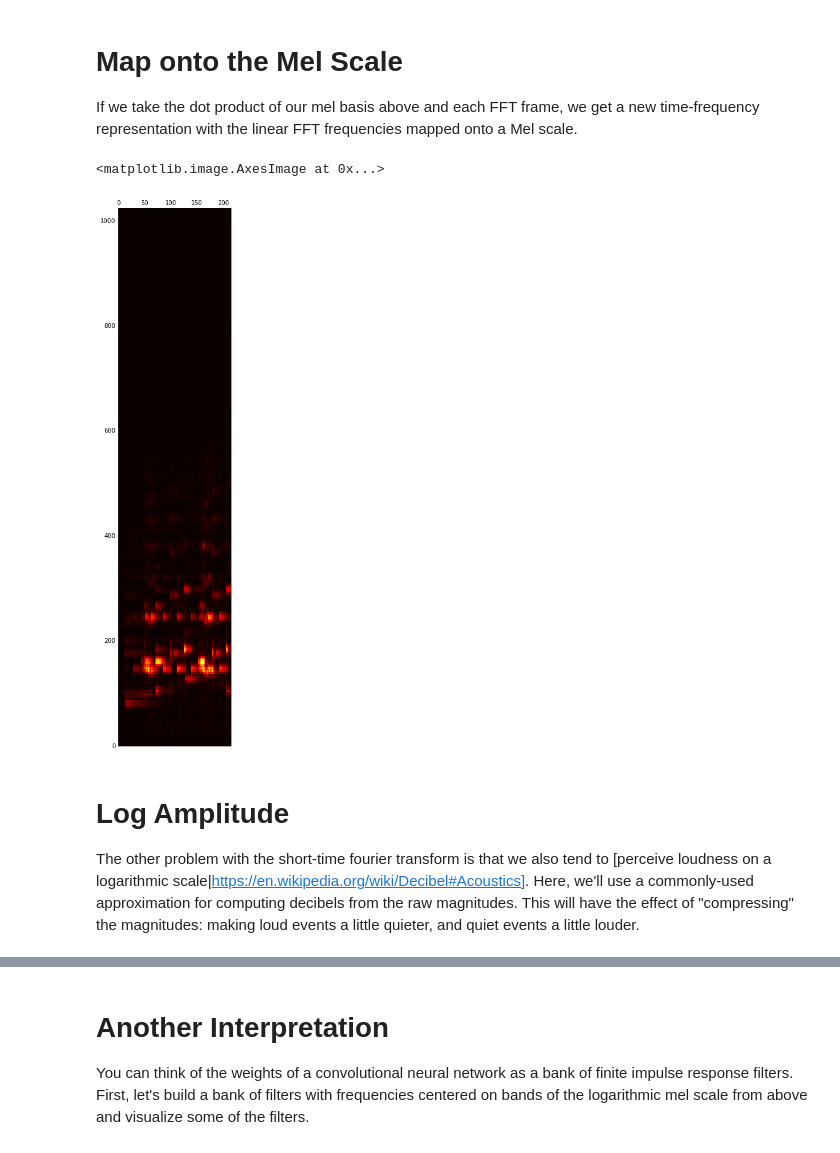
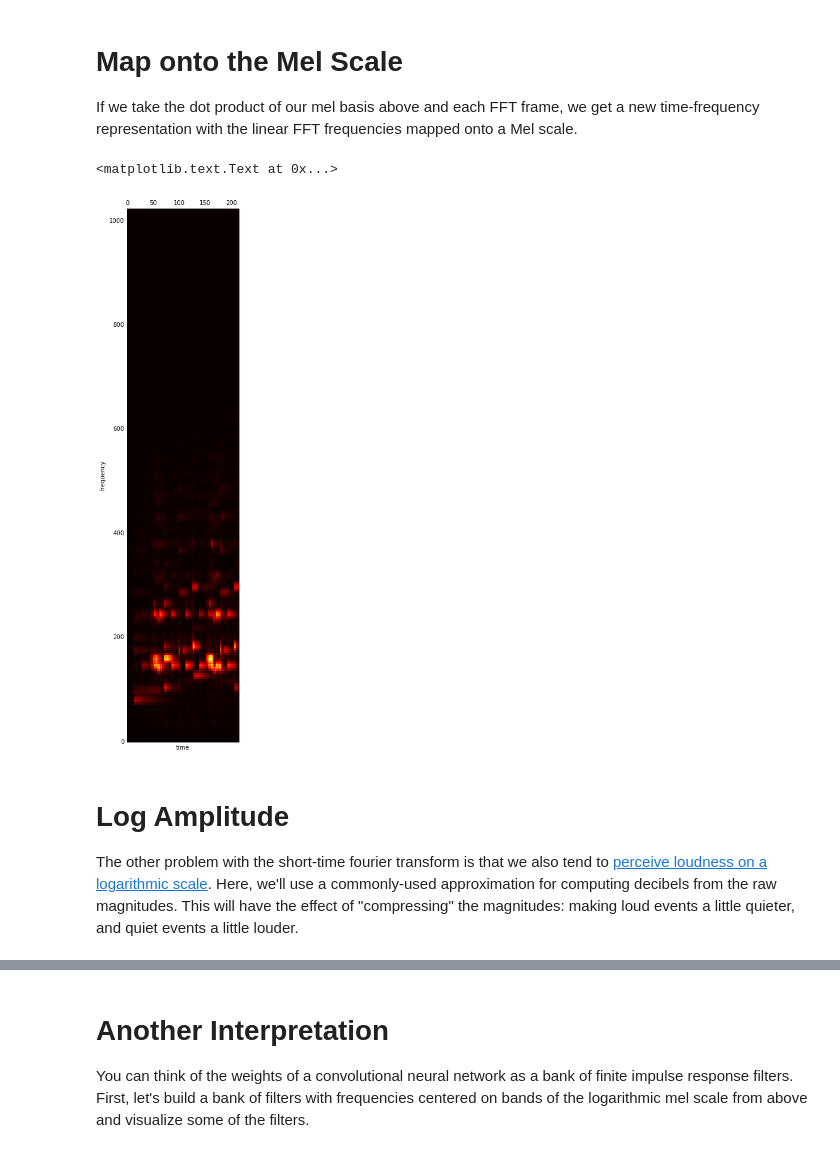
Before and after one commit to JohnVinyard/experiments, a Jupyter notebook: unsupervised-semantic-audio-embeddings/mel-scale-log-spectrogram.ipynb, the cells around one changed output, grey strips where cells are left out. Cells and saved outputs as stored; diff of their text form; code cells hidden in the pictures.

```diff
--- a/unsupervised-semantic-audio-embeddings/mel-scale-log-spectrogram.ipynb
+++ b/unsupervised-semantic-audio-embeddings/mel-scale-log-spectrogram.ipynb
@@ -78,13 +89,15 @@ If we take the dot product of our mel basis above and each FFT frame, we get a n
 # %%
 mel_spectrogram = scale.apply(time_frequency, zounds.HanningWindowingFunc())
 plt.matshow(mel_spectrogram.T, cmap='hot', origin='lower')
+plt.xlabel('time')
+plt.ylabel('frequency')
 # %% [output]
-<matplotlib.image.AxesImage at 0x...>
+<matplotlib.text.Text at 0x...>
-[figure, old version]
+[figure, new version]
 # %% [markdown]
 # Log Amplitude
 
-The other problem with the short-time fourier transform is that we also tend to [perceive loudness on a logarithmic scale|https://en.wikipedia.org/wiki/Decibel#Acoustics].  Here, we'll use a commonly-used approximation for computing decibels from the raw magnitudes.  This will have the effect of "compressing" the magnitudes: making loud events a little quieter, and quiet events a little louder.
+The other problem with the short-time fourier transform is that we also tend to [perceive loudness on a logarithmic scale](https://en.wikipedia.org/wiki/Decibel#Acoustics).  Here, we'll use a commonly-used approximation for computing decibels from the raw magnitudes.  This will have the effect of "compressing" the magnitudes: making loud events a little quieter, and quiet events a little louder.
 # %%
 log_amplitude = 20 * np.log10(1 + mel_spectrogram)
 plt.matshow(log_amplitude.T, cmap='hot', origin='lower')
```
Also changed, not shown: parts of 7 cells of this notebook, 1 other file.
